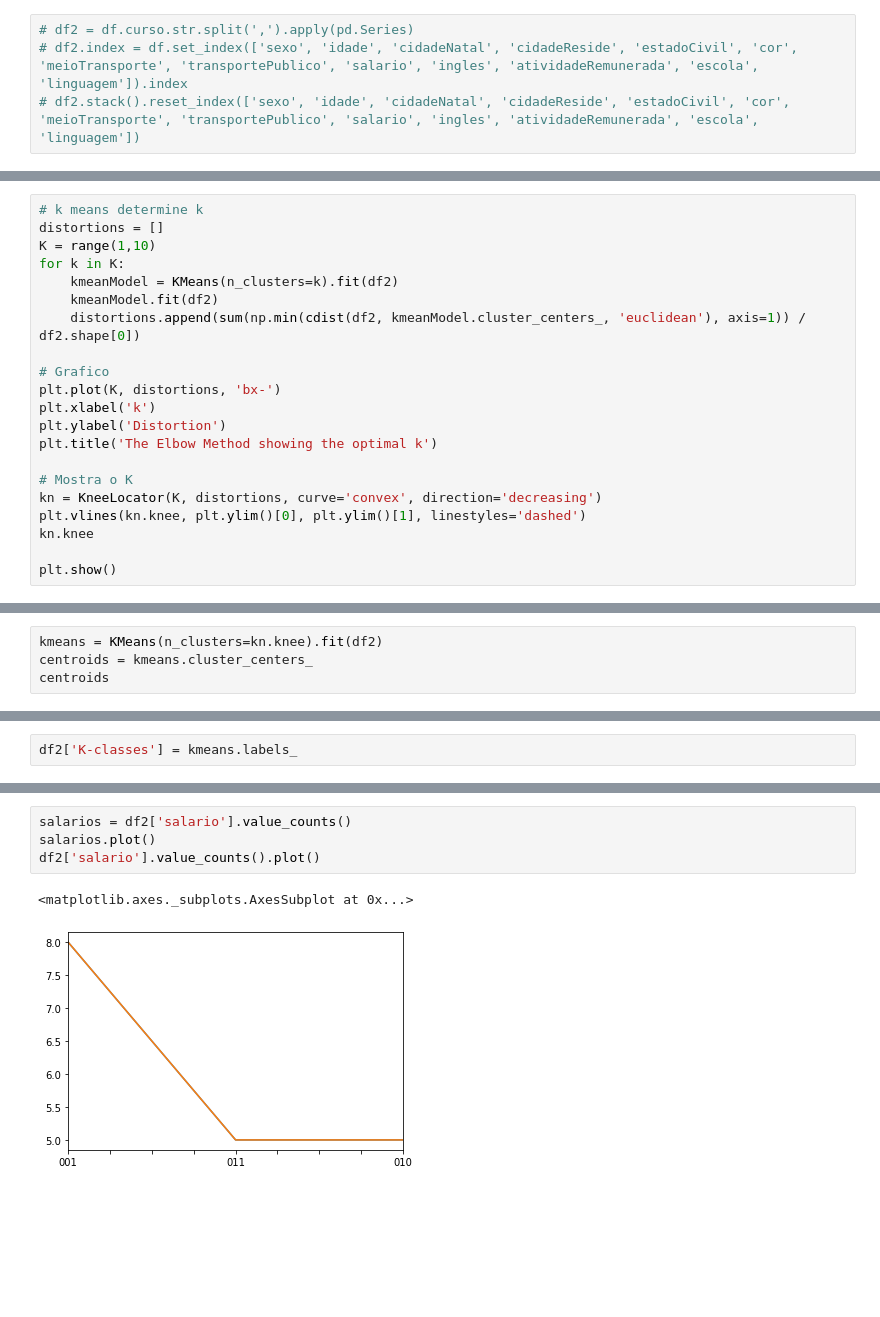
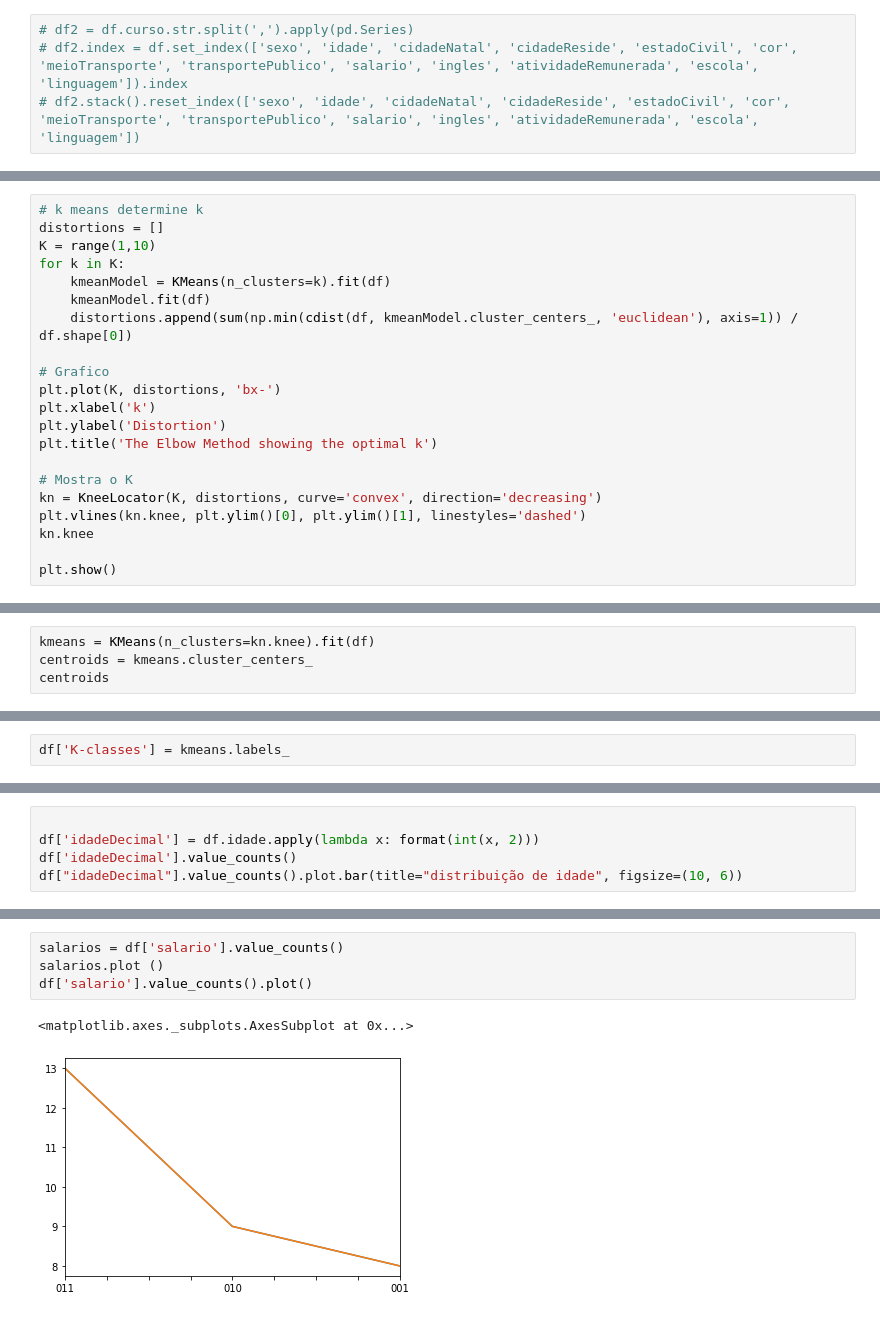
Before and after one commit to alexsanderthorne/K-means, a Jupyter notebook: ProjetoKmeans.ipynb, the cells around one changed output, grey strips where cells are left out. Saved outputs shown, nothing was run; the diff lists cells and outputs as text; blank space fills up the shorter version.

```diff
--- a/ProjetoKmeans.ipynb
+++ b/ProjetoKmeans.ipynb
@@ -84,9 +56,9 @@ df2
 distortions = []
 K = range(1,10)
 for k in K:
-    kmeanModel = KMeans(n_clusters=k).fit(df2)
-    kmeanModel.fit(df2)
-    distortions.append(sum(np.min(cdist(df2, kmeanModel.cluster_centers_, 'euclidean'), axis=1)) / df2.shape[0])
+    kmeanModel = KMeans(n_clusters=k).fit(df)
+    kmeanModel.fit(df)
+    distortions.append(sum(np.min(cdist(df, kmeanModel.cluster_centers_, 'euclidean'), axis=1)) / df.shape[0])
 
 # Grafico
 plt.plot(K, distortions, 'bx-')
@@ -105,5 +77,5 @@ plt.show()
 # %%
-kmeans = KMeans(n_clusters=kn.knee).fit(df2)
+kmeans = KMeans(n_clusters=kn.knee).fit(df)
 centroids = kmeans.cluster_centers_
 centroids
 # %% [output]
@@ -122,3 +95,3 @@ array([0, 0, 1, 0, 0, 0, 1, 0, 0, 0, 0, 1, 0, 0, 0, 1, 0, 0])
 # %%
-df2['K-classes'] = kmeans.labels_
+df['K-classes'] = kmeans.labels_
 # %%
@@ -161,0 +154,5 @@ Name: ingles, dtype: int64
+# %%
+
+df['idadeDecimal'] = df.idade.apply(lambda x: format(int(x, 2)))
+df['idadeDecimal'].value_counts()
+df["idadeDecimal"].value_counts().plot.bar(title="distribuição de idade", figsize=(10, 6))
@@ -162,7 +183,7 @@ Name: ingles, dtype: int64
 # %%
-salarios = df2['salario'].value_counts()
-salarios.plot()
-df2['salario'].value_counts().plot()
+salarios = df['salario'].value_counts()
+salarios.plot ()
+df['salario'].value_counts().plot()
 # %% [output]
 <matplotlib.axes._subplots.AxesSubplot at 0x...>
-[figure, old version]
+[figure, new version]
```
Also changed, not shown: parts of 19 cells of this notebook, 5 other files.
